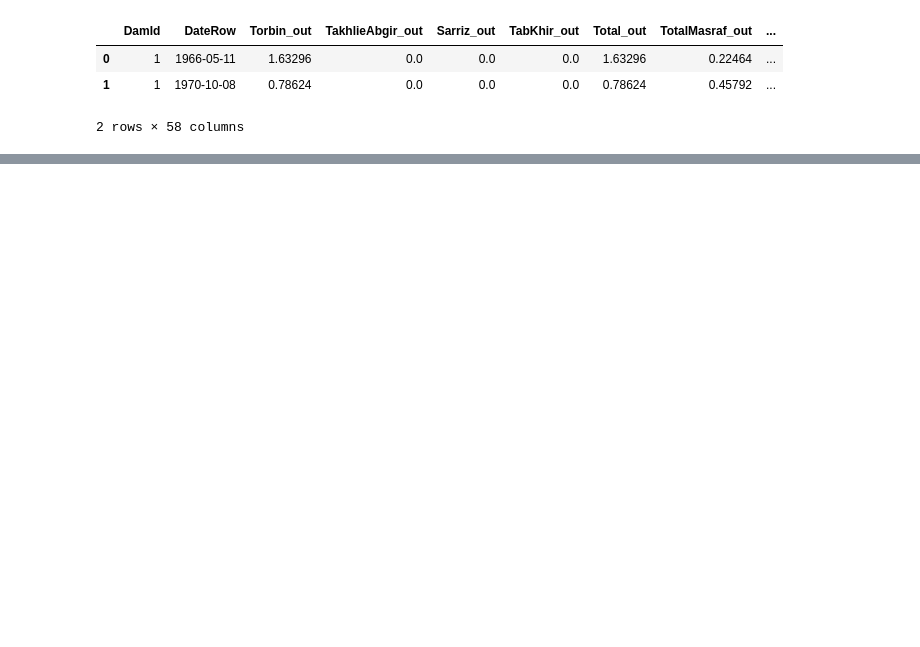
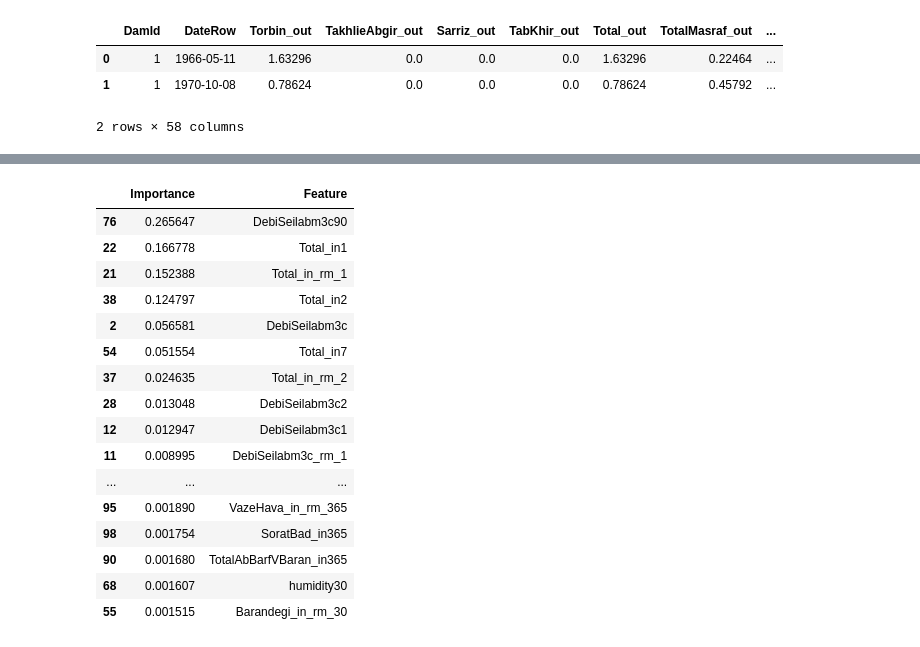
Before and after one commit to homa-abedin/Dams, a Jupyter notebook: dams-teh.ipynb, the cells around one changed output, grey strips where cells are left out. Drawn from its saved outputs; the diff is of its cells as text; code cells hidden in the pictures; blank space fills up the shorter version.

```diff
--- a/dams-teh.ipynb
+++ b/dams-teh.ipynb
@@ -131,0 +144,23 @@ plt.show()
+# %%
+
+imp = pd.DataFrame({'Importance':model.feature_importances_,'Feature':x.columns})
+fe=imp.sort_values(by='Importance',ascending=False).head(30)
+fe.head(30)
+# %% [output]
+|  | Importance | Feature |
+| 76 | 0.265647 | DebiSeilabm3c90 |
+| 22 | 0.166778 | Total_in1 |
+| 21 | 0.152388 | Total_in_rm_1 |
+| 38 | 0.124797 | Total_in2 |
+| 2 | 0.056581 | DebiSeilabm3c |
+| 54 | 0.051554 | Total_in7 |
+| 37 | 0.024635 | Total_in_rm_2 |
+| 28 | 0.013048 | DebiSeilabm3c2 |
+| 12 | 0.012947 | DebiSeilabm3c1 |
+| 11 | 0.008995 | DebiSeilabm3c_rm_1 |
+| ... | ... | ... |
+| 95 | 0.001890 | VazeHava_in_rm_365 |
+| 98 | 0.001754 | SoratBad_in365 |
+| 90 | 0.001680 | TotalAbBarfVBaran_in365 |
+| 68 | 0.001607 | humidity30 |
+| 55 | 0.001515 | Barandegi_in_rm_30 |
```
Also changed, not shown: parts of 16 cells of this notebook.
